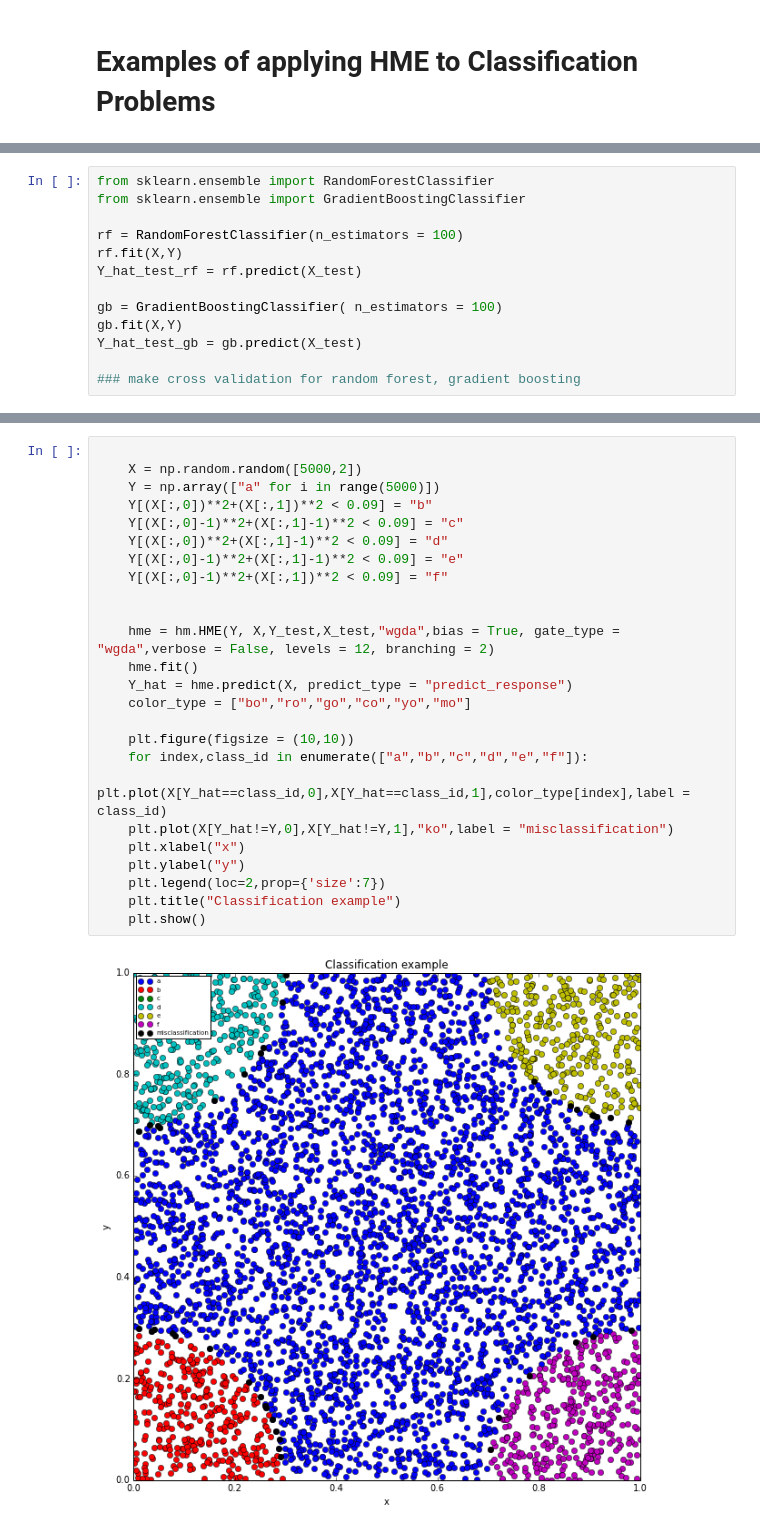
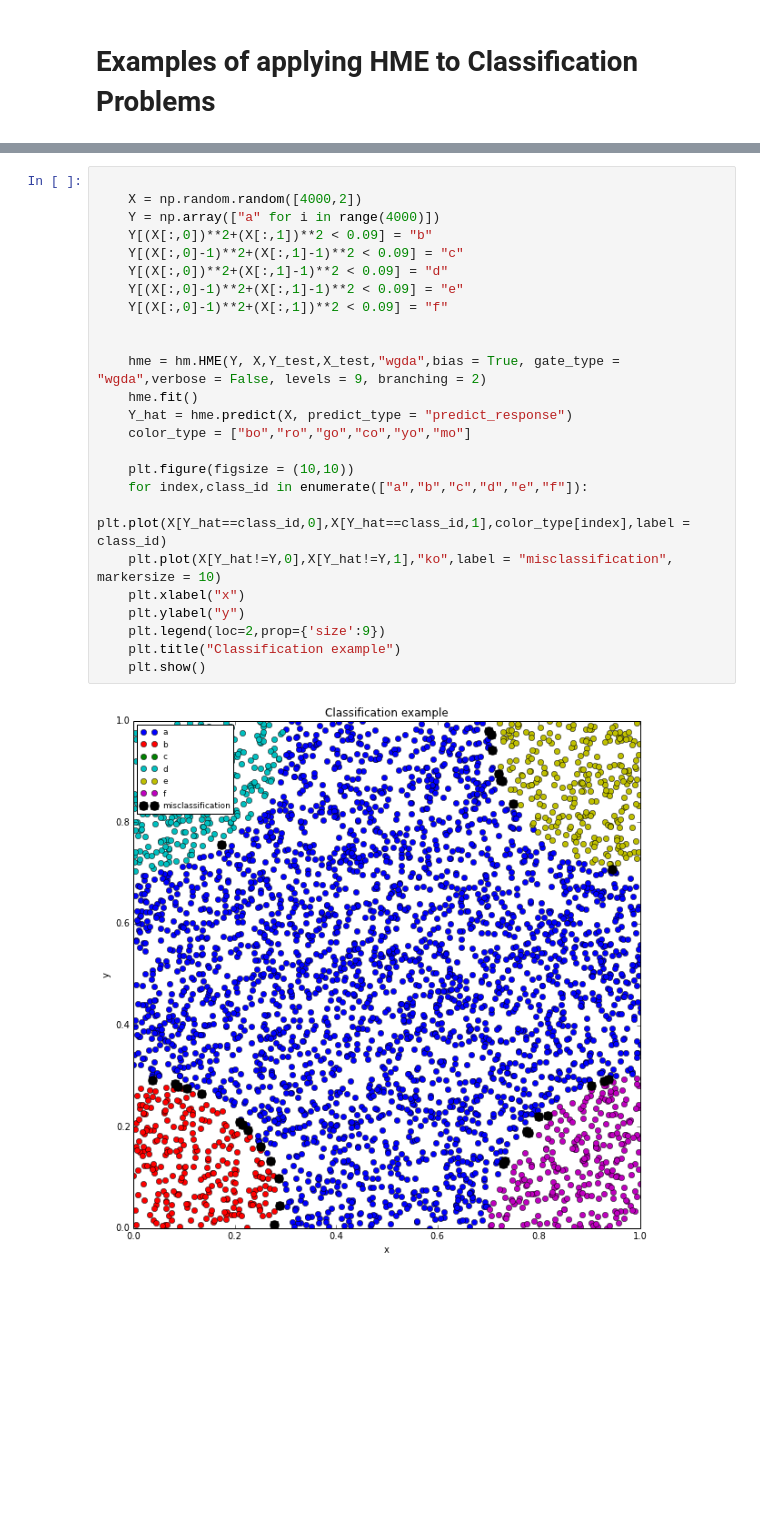
Before and after one commit to AmazaspShumik/Mixture-Models, a Jupyter notebook: Hierarchical Mixture of Experts/hme_classification_examples.ipynb, the cells around one changed output, grey strips where cells are left out. Saved outputs shown, nothing was run; the diff lists cells and outputs as text; blank space fills up the shorter version.

```diff
--- a/Hierarchical Mixture of Experts/hme_classification_examples.ipynb
+++ b/Hierarchical Mixture of Experts/hme_classification_examples.ipynb
@@ -86,13 +2,0 @@ Let's compare test set results with other algorithms: Random Forest, Gradient Bo
-# %%
-from sklearn.ensemble import RandomForestClassifier
-from sklearn.ensemble import GradientBoostingClassifier
-
-rf = RandomForestClassifier(n_estimators = 100)
-rf.fit(X,Y)
-Y_hat_test_rf = rf.predict(X_test)
-
-gb = GradientBoostingClassifier( n_estimators = 100)
-gb.fit(X,Y)
-Y_hat_test_gb = gb.predict(X_test)
-
-### make cross validation for random forest, gradient boosting
@@ -113,28 +99,28 @@ Random Forest Classifier
 # %%
 
-    X = np.random.random([5000,2])
-    Y = np.array(["a" for i in range(5000)])
+    X = np.random.random([4000,2])
+    Y = np.array(["a" for i in range(4000)])
     Y[(X[:,0])**2+(X[:,1])**2 < 0.09] = "b"
     Y[(X[:,0]-1)**2+(X[:,1]-1)**2 < 0.09] = "c"
     Y[(X[:,0])**2+(X[:,1]-1)**2 < 0.09] = "d"
     Y[(X[:,0]-1)**2+(X[:,1]-1)**2 < 0.09] = "e"
     Y[(X[:,0]-1)**2+(X[:,1])**2 < 0.09] = "f"
 
 
-    hme = hm.HME(Y, X,Y_test,X_test,"wgda",bias = True, gate_type = "wgda",verbose = False, levels = 12, branching = 2)
+    hme = hm.HME(Y, X,Y_test,X_test,"wgda",bias = True, gate_type = "wgda",verbose = False, levels = 9, branching = 2)
     hme.fit()
     Y_hat = hme.predict(X, predict_type = "predict_response")
     color_type = ["bo","ro","go","co","yo","mo"]
 
     plt.figure(figsize = (10,10))
     for index,class_id in enumerate(["a","b","c","d","e","f"]):
         plt.plot(X[Y_hat==class_id,0],X[Y_hat==class_id,1],color_type[index],label = class_id)
-    plt.plot(X[Y_hat!=Y,0],X[Y_hat!=Y,1],"ko",label = "misclassification")
+    plt.plot(X[Y_hat!=Y,0],X[Y_hat!=Y,1],"ko",label = "misclassification", markersize = 10)
     plt.xlabel("x")
     plt.ylabel("y")
-    plt.legend(loc=2,prop={'size':7})
+    plt.legend(loc=2,prop={'size':9})
     plt.title("Classification example")
     plt.show()
 # %% [output]
-[figure, old version]
+[figure, new version]
 # %%
```
Also changed, not shown: parts of 12 cells of this notebook.
